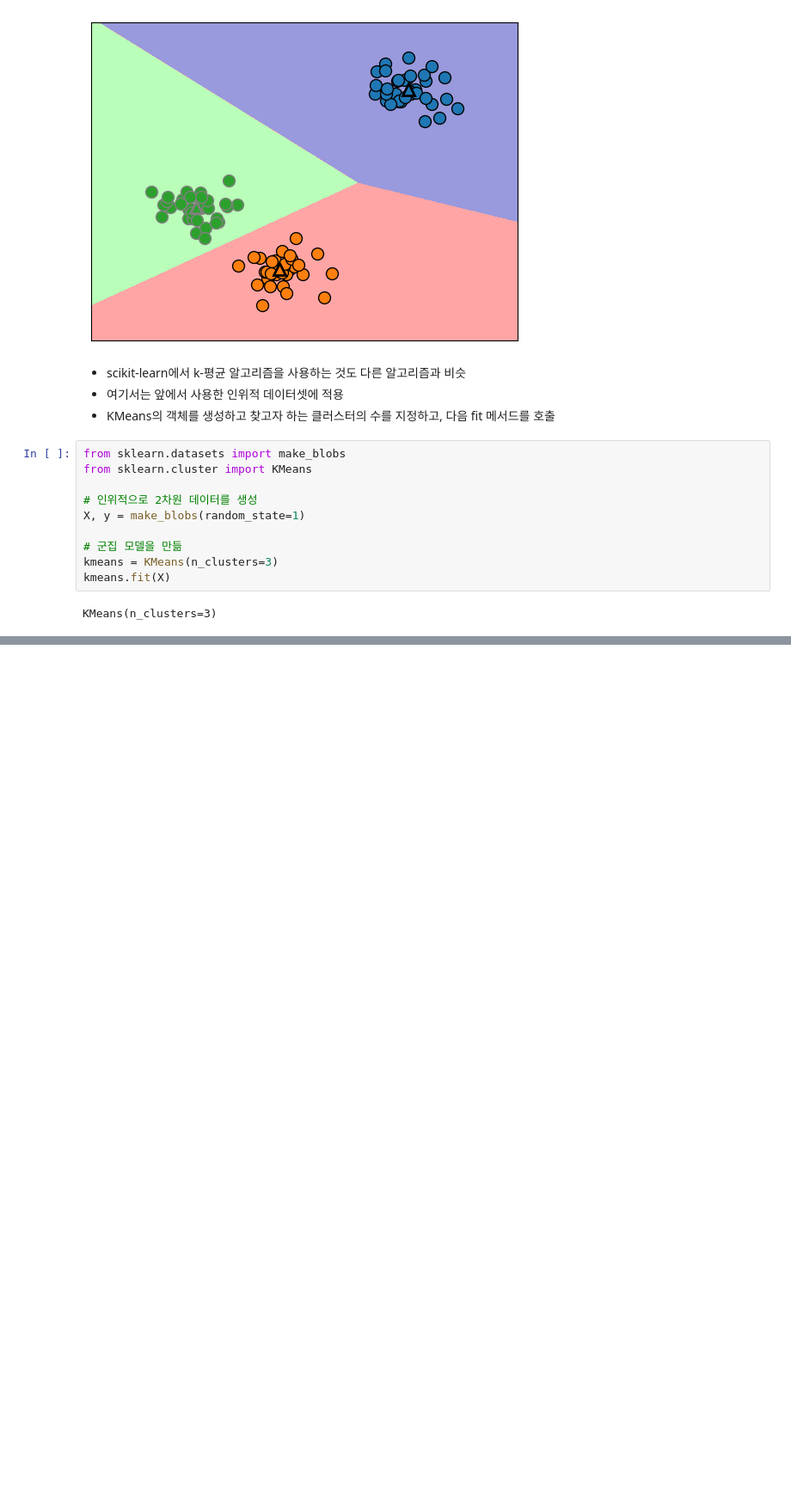
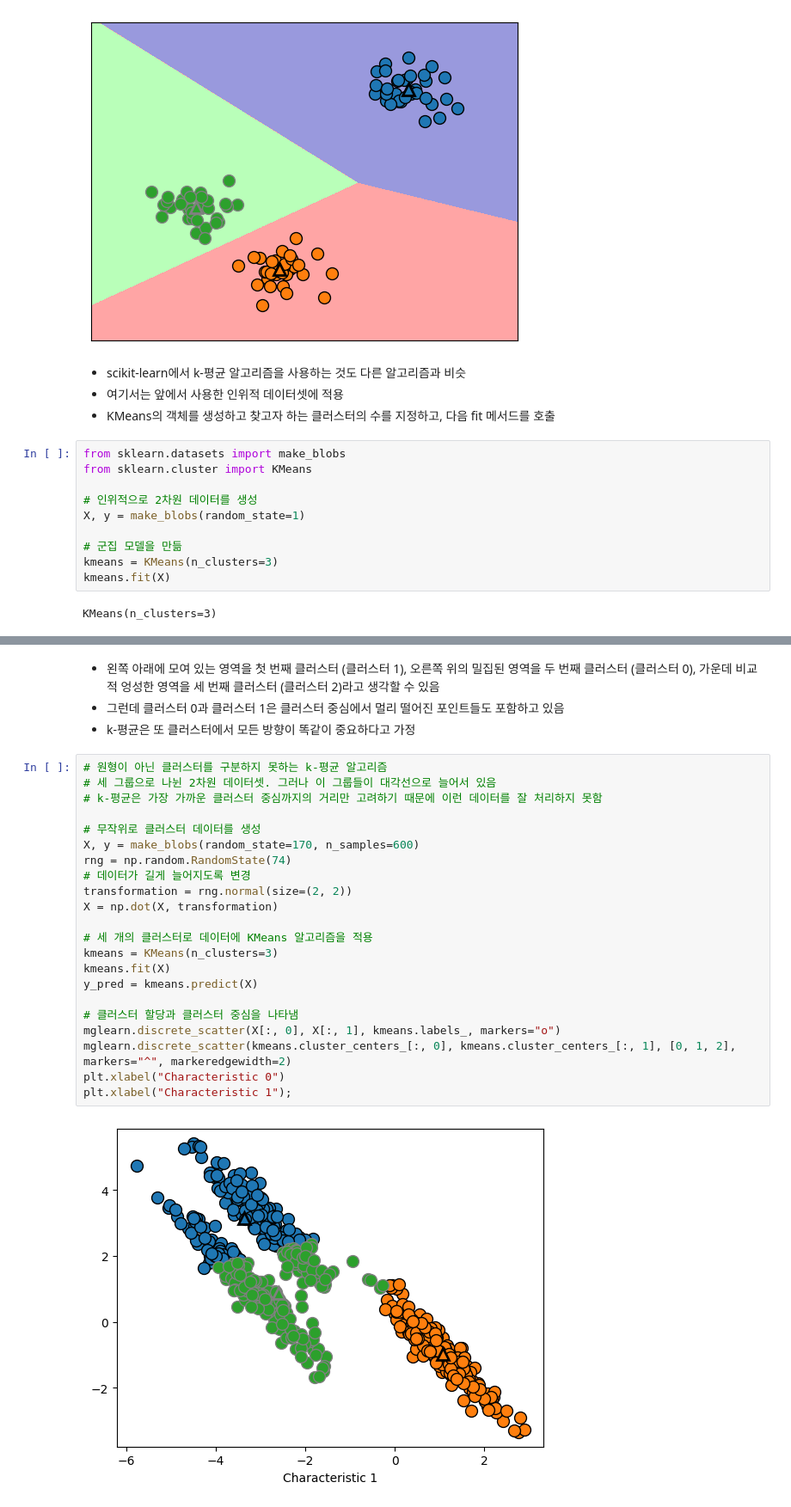
Before and after one commit to haribo09876/MachineLearning, a Jupyter notebook: 03. UnsupervisedLearningAndDataPreprocessing/05. Clustering.ipynb, the cells around one changed output, grey strips where cells are left out. Shown at 86% size. Drawn from its saved outputs; the diff is of its cells as text; blank space fills up the shorter version.

```diff
--- a/03. UnsupervisedLearningAndDataPreprocessing/05. Clustering.ipynb
+++ b/03. UnsupervisedLearningAndDataPreprocessing/05. Clustering.ipynb
@@ -83,0 +114,28 @@ mglearn.discrete_scatter(kmeans.cluster_centers_[:, 0], kmeans.cluster_centers_[
+# %% [markdown]
+- 왼쪽 아래에 모여 있는 영역을 첫 번째 클러스터 (클러스터 1), 오른쪽 위의 밀집된 영역을 두 번째 클러스터 (클러스터 0), 가운데 비교적 엉성한 영역을 세 번째 클러스터 (클러스터 2)라고 생각할 수 있음
+- 그런데 클러스터 0과 클러스터 1은 클러스터 중심에서 멀리 떨어진 포인트들도 포함하고 있음
+- k-평균은 또 클러스터에서 모든 방향이 똑같이 중요하다고 가정
+# %%
+# 원형이 아닌 클러스터를 구분하지 못하는 k-평균 알고리즘
+# 세 그룹으로 나뉜 2차원 데이터셋. 그러나 이 그룹들이 대각선으로 늘어서 있음
+# k-평균은 가장 가까운 클러스터 중심까지의 거리만 고려하기 때문에 이런 데이터를 잘 처리하지 못함
+
+# 무작위로 클러스터 데이터를 생성
+X, y = make_blobs(random_state=170, n_samples=600)
+rng = np.random.RandomState(74)
+# 데이터가 길게 늘어지도록 변경
+transformation = rng.normal(size=(2, 2))
+X = np.dot(X, transformation)
+
+# 세 개의 클러스터로 데이터에 KMeans 알고리즘을 적용
+kmeans = KMeans(n_clusters=3)
+kmeans.fit(X)
+y_pred = kmeans.predict(X)
+
+# 클러스터 할당과 클러스터 중심을 나타냄
+mglearn.discrete_scatter(X[:, 0], X[:, 1], kmeans.labels_, markers="o")
+mglearn.discrete_scatter(kmeans.cluster_centers_[:, 0], kmeans.cluster_centers_[:, 1], [0, 1, 2], markers="^", markeredgewidth=2)
+plt.xlabel("Characteristic 0")
+plt.xlabel("Characteristic 1");
+# %% [output]
+[figure, added]
```
Also changed, not shown: parts of 44 cells of this notebook.
